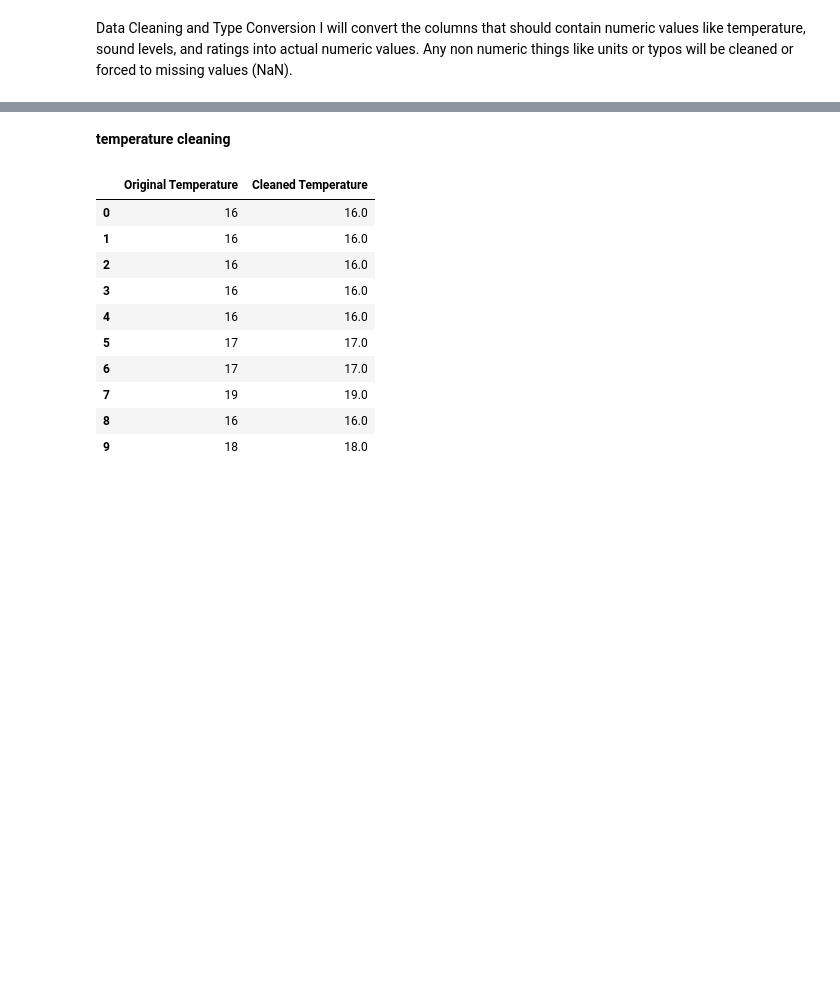
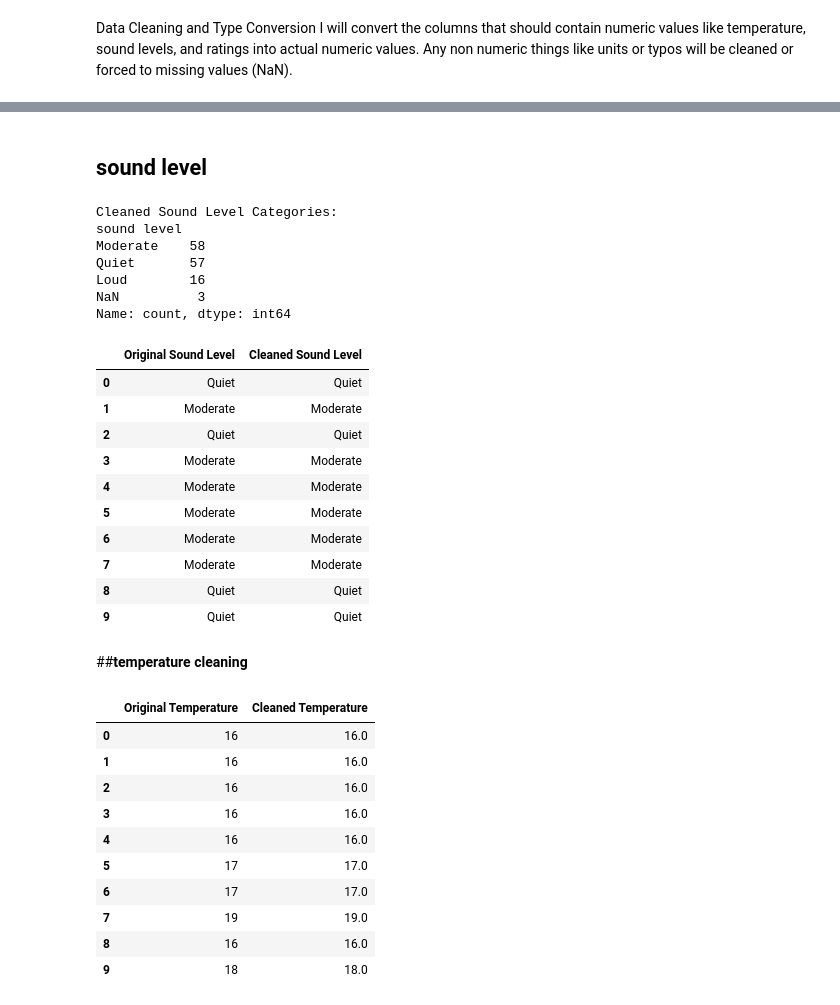
Before and after one commit to DanielMaku/ML-PythonColabProject, a Jupyter notebook: campus_dataset_project.ipynb, the cells around one changed output, grey strips where cells are left out. Cells and saved outputs as stored; diff of their text form; code cells hidden in the pictures; blank space fills up the shorter version.

```diff
--- a/campus_dataset_project.ipynb
+++ b/campus_dataset_project.ipynb
@@ -122,5 +165,45 @@ numeric_cols = [
+# %% [markdown]
+## sound level
+# %%
+# 6. Clean and standardize the 'sound level' column
+df_clean = df.copy()
+
+# Standardize text by stripping whitespaces and converting to title case
+df_clean['sound level'] = df_clean['sound level'].astype(str).str.strip().str.title()
+
+# Replace any standard representations of NaN string back to actual NaN
+df_clean['sound level'] = df_clean['sound level'].replace({'Nan': np.nan, 'None': np.nan})
+
+# Display unique categories in the cleaned column
+print("Cleaned Sound Level Categories:")
+print(df_clean['sound level'].value_counts(dropna=False))
+
+# Compare a preview
+display(pd.DataFrame({
+    'Original Sound Level': df['sound level'],
+    'Cleaned Sound Level': df_clean['sound level']
+}).head(10))
+# %% [output]
+Cleaned Sound Level Categories:
+sound level
+Moderate    58
+Quiet       57
+Loud        16
+NaN          3
+Name: count, dtype: int64
+|  | Original Sound Level | Cleaned Sound Level |
+| 0 | Quiet | Quiet |
+| 1 | Moderate | Moderate |
+| 2 | Quiet | Quiet |
+| 3 | Moderate | Moderate |
+| 4 | Moderate | Moderate |
+| 5 | Moderate | Moderate |
+| 6 | Moderate | Moderate |
+| 7 | Moderate | Moderate |
+| 8 | Quiet | Quiet |
+| 9 | Quiet | Quiet |
 # %% [markdown]
-**temperature cleaning**
+##**temperature cleaning**
 # %%
 # 1. Clean and convert 'temperature_c'
 df_clean = df.copy()
```
Also changed, not shown: parts of 28 cells of this notebook.
